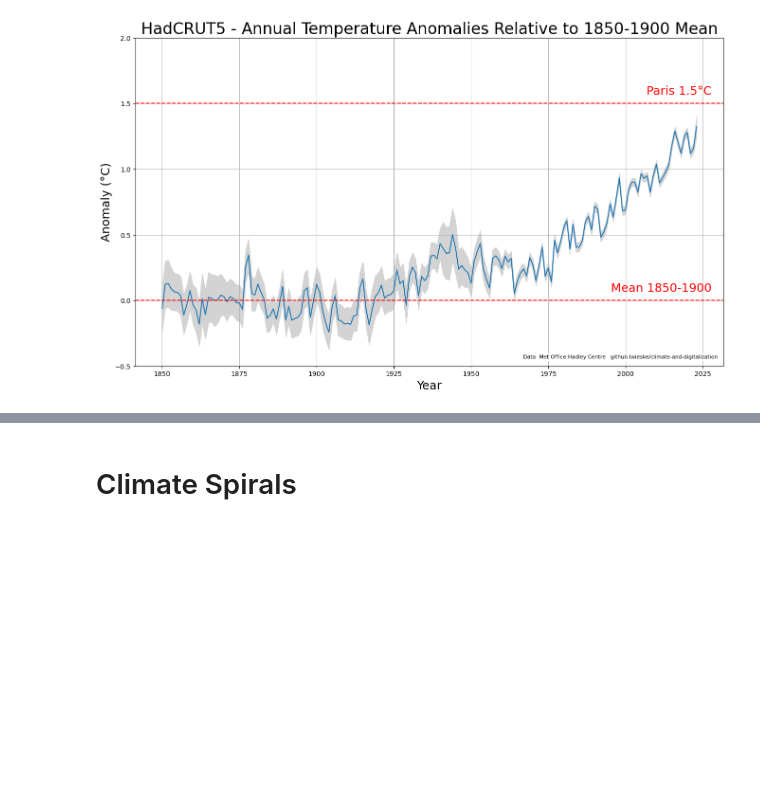
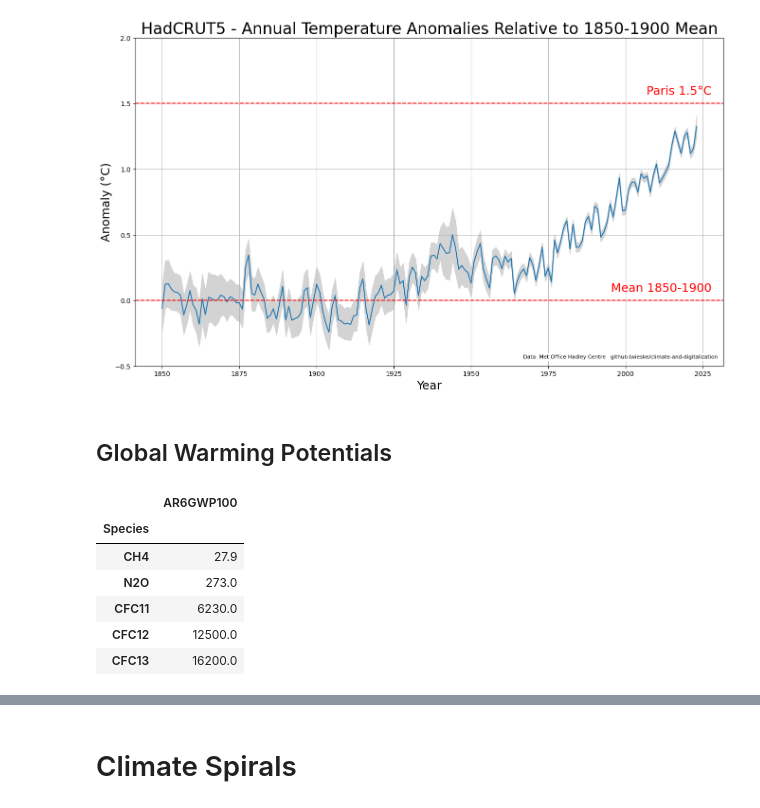
Before and after one commit to lwieske/climate-and-digitalization, a Jupyter notebook: README.ipynb, the cells around one changed output, grey strips where cells are left out. Saved outputs shown, nothing was run; the diff lists cells and outputs as text; code cells hidden in the pictures; blank space fills up the shorter version.

```diff
--- a/README.ipynb
+++ b/README.ipynb
@@ -140,3 +147,22 @@ finalize_plot(plt,
 )
 # %% [output]
 [figure]
+# %% [markdown]
+## Global Warming Potentials
+# %%
+ar6gwp100=pd.read_csv(
+    'data/globalwarmingpotentials.csv',
+    header=9,
+    usecols=['Species', 'AR6GWP100'],
+    index_col=0
+)
+# %%
+ar6gwp100.head()
+# %% [output]
+|  | AR6GWP100 |
+| Species |  |
+| CH4 | 27.9 |
+| N2O | 273.0 |
+| CFC11 | 6230.0 |
+| CFC12 | 12500.0 |
+| CFC13 | 16200.0 |
```
Also changed, not shown: parts of 14 cells of this notebook, 26 other files.
